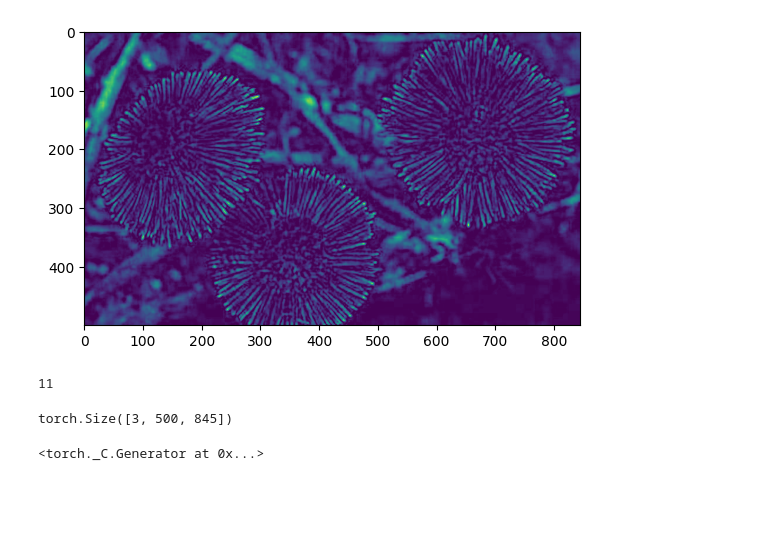
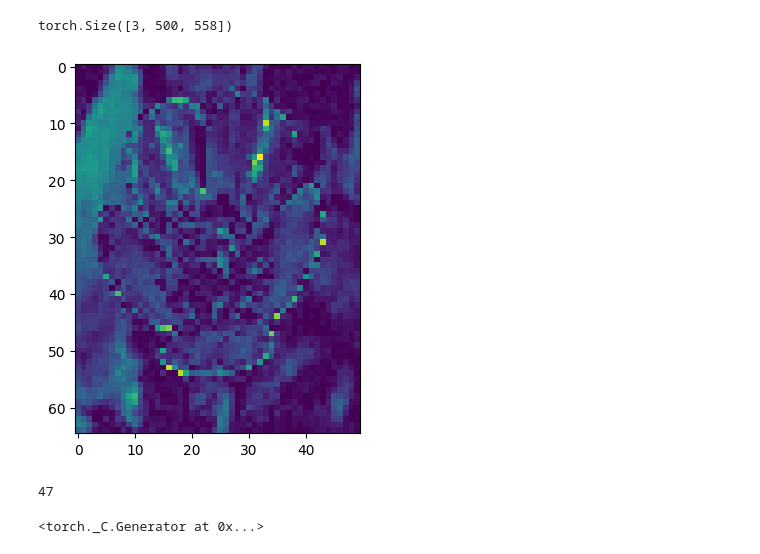
Before and after one commit to Omanshu209/PyTorch-Progress, a Jupyter notebook: Flower102_CNN.ipynb, the cells around one changed output. Drawn from its saved outputs; the diff is of its cells as text; code cells hidden in the pictures; blank space fills up the shorter version.

```diff
--- a/Flower102_CNN.ipynb
+++ b/Flower102_CNN.ipynb
@@ -16,0 +23,3 @@ test_data = datasets.Flowers102(root = "data", transform = transform, download =
+# %%
+for i in range(3):
+  plt.imshow(train_data[2117][0][i])
@@ -17,19 +28,29 @@ test_data = datasets.Flowers102(root = "data", transform = transform, download =
+# %%
+train_data[2117][0].shape
+# %% [output]
+torch.Size([3, 500, 558])
+# %%
+new_train_data : list = []
+
+for i in range(len(train_data)):
+  new_train_data.append(np.array([cv2.resize(train_data[i][0].detach().numpy().transpose((1, 2, 0)), (50, 65)).transpose((2, 0, 1)), train_data[i][-1]]))
+# %%
+new_test_data : list = []
+
+for i in range(len(test_data)):
+  new_test_data.append(np.array([cv2.resize(test_data[i][0].detach().numpy().transpose((1, 2, 0)), (50, 65)).transpose((2, 0, 1)), test_data[i][-1]]))
 # %%
-train_loader = DataLoader(train_data, batch_size = 10, shuffle = True)
-test_loader = DataLoader(train_data, batch_size = 10, shuffle = True)
+train_loader = DataLoader(new_train_data, batch_size = 10, shuffle = True)
+test_loader = DataLoader(new_test_data, batch_size = 10, shuffle = True)
 # %%
 for i in range(3):
-  plt.imshow(train_loader.dataset[117][0][i])
+  plt.imshow(train_loader.dataset[2117][0][i])
 # %% [output]
-[figure, old version]
+[figure, new version]
 # %%
-train_loader.dataset[117][-1]
+train_loader.dataset[2117][-1]
 # %% [output]
-11
+47
-# %%
-train_loader.dataset[117][0].shape
-# %% [output]
-torch.Size([3, 500, 845])
 # %%
 torch.manual_seed(41)
 # %% [output]
```
Also changed, not shown: parts of 19 cells of this notebook.
